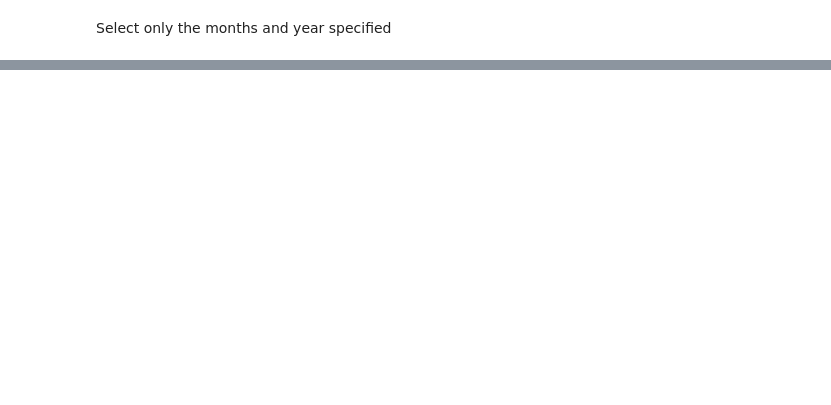
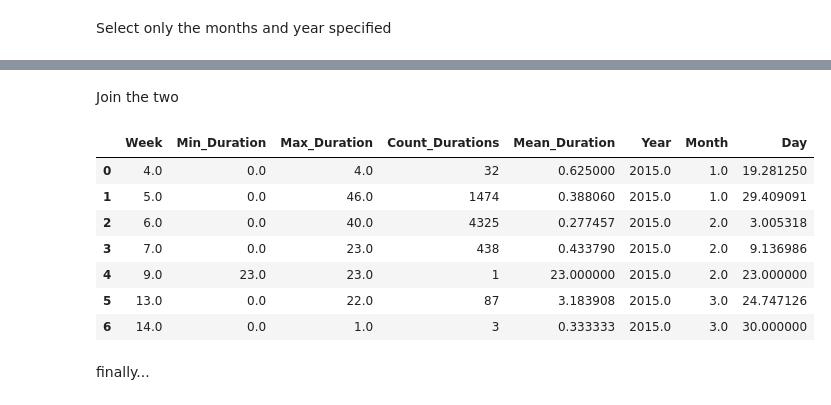
Before and after one commit to leilanihagen/interject-datacell-request-time-data-exploration, a Jupyter notebook: datacell_request_time.ipynb, the cells around one changed output, grey strips where cells are left out. Saved outputs shown, nothing was run; the diff lists cells and outputs as text; code cells hidden in the pictures; blank space fills up the shorter version.

```diff
--- a/datacell_request_time.ipynb
+++ b/datacell_request_time.ipynb
@@ -590,0 +619,9 @@ Create DataFrame that drops Sunday and Saturday
+# %%
+week_aggs = history_3_mon.groupby('Week', as_index=True).agg(
+    Min_Duration=pd.NamedAgg(column='Duration', aggfunc='min'),
+    Max_Duration=pd.NamedAgg(column='Duration', aggfunc='max'),
+#     Mean_Duration=pd.NamedAgg(column='Duration', aggfunc=np.mean),
+    Count_Durations=pd.NamedAgg(column='Duration', aggfunc='count')
+#     Weekday=pd.NamedAgg(column='Duration', aggfunc=np.first)
+)
+week_aggs
@@ -590,0 +640,6 @@ Create DataFrame that drops Sunday and Saturday
+# %%
+# Downsample history_3_mon to keep its datetime index
+week_agg_mean = history_3_mon.resample('W').mean()
+week_agg_mean = week_agg_mean.rename(columns={'Duration':'Mean_Duration'})
+week_agg_mean.dropna(inplace=True) # use this form elsewhere!
+week_agg_mean
@@ -590,0 +656,16 @@ Create DataFrame that drops Sunday and Saturday
+# %% [markdown]
+Join the two
+# %%
+hist_3_mon_by_wk = pd.merge(week_aggs, week_agg_mean, on='Week')
+hist_3_mon_by_wk
+# %% [output]
+|  | Week | Min_Duration | Max_Duration | Count_Durations | Mean_Duration | Year | Month | Day |
+| 0 | 4.0 | 0.0 | 4.0 | 32 | 0.625000 | 2015.0 | 1.0 | 19.281250 |
+| 1 | 5.0 | 0.0 | 46.0 | 1474 | 0.388060 | 2015.0 | 1.0 | 29.409091 |
+| 2 | 6.0 | 0.0 | 40.0 | 4325 | 0.277457 | 2015.0 | 2.0 | 3.005318 |
+| 3 | 7.0 | 0.0 | 23.0 | 438 | 0.433790 | 2015.0 | 2.0 | 9.136986 |
+| 4 | 9.0 | 23.0 | 23.0 | 1 | 23.000000 | 2015.0 | 2.0 | 23.000000 |
+| 5 | 13.0 | 0.0 | 22.0 | 87 | 3.183908 | 2015.0 | 3.0 | 24.747126 |
+| 6 | 14.0 | 0.0 | 1.0 | 3 | 0.333333 | 2015.0 | 3.0 | 30.000000 |
+# %% [markdown]
+finally...
```
Also changed, not shown: parts of 15 cells of this notebook.
